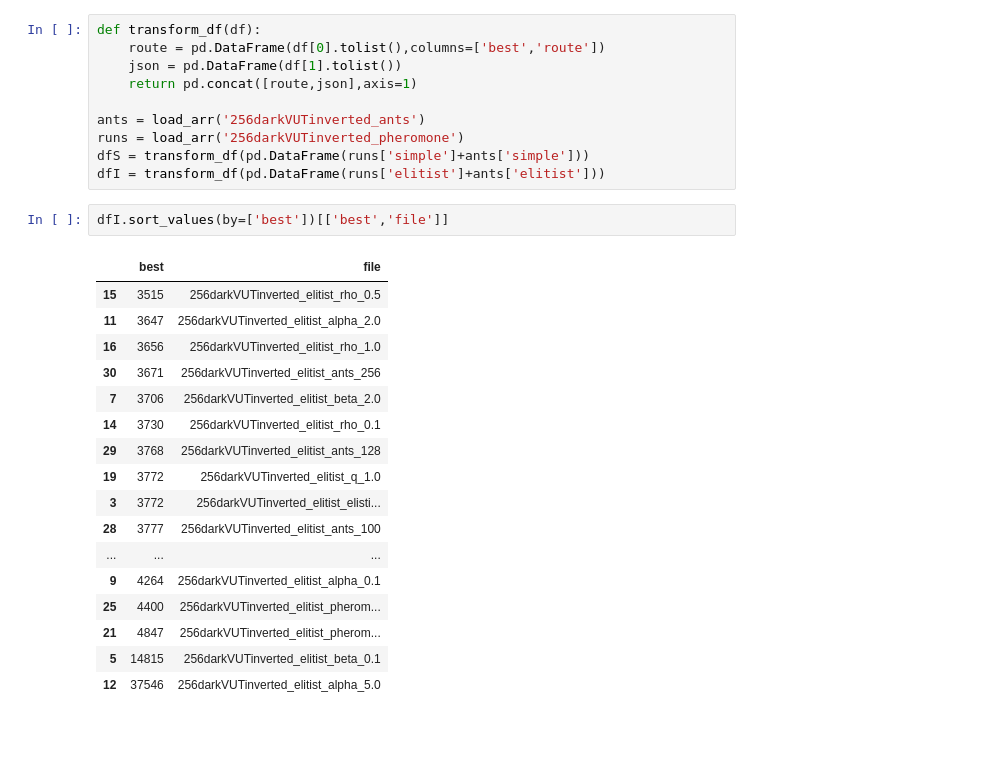
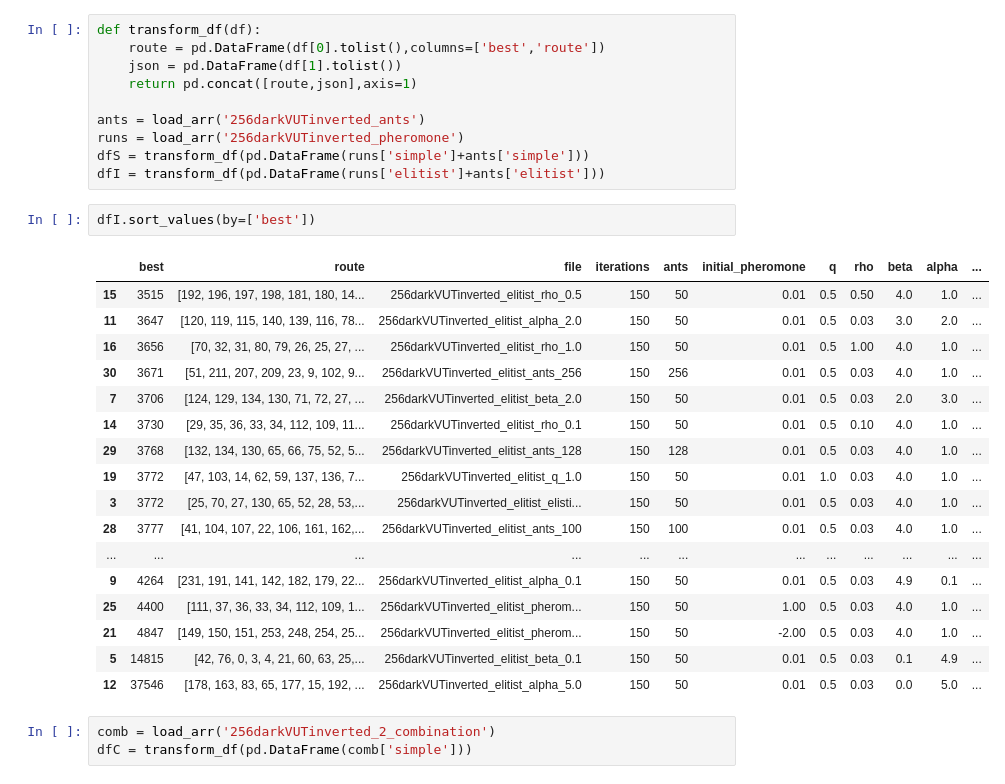
Before and after one commit to xjahod06/EVO-antTSP, a Jupyter notebook: tsp-art-python-master/data_eval.ipynb, the cells around one changed output. Cells and saved outputs as stored; diff of their text form; blank space fills up the shorter version.

```diff
--- a/tsp-art-python-master/data_eval.ipynb
+++ b/tsp-art-python-master/data_eval.ipynb
@@ -21,22 +21,25 @@ runs = load_arr('256darkVUTinverted_pheromone')
 dfS = transform_df(pd.DataFrame(runs['simple']+ants['simple']))
 dfI = transform_df(pd.DataFrame(runs['elitist']+ants['elitist']))
 # %%
-dfI.sort_values(by=['best'])[['best','file']]
+dfI.sort_values(by=['best'])
 # %% [output]
-|  | best | file |
-| 15 | 3515 | 256darkVUTinverted_elitist_rho_0.5 |
-| 11 | 3647 | 256darkVUTinverted_elitist_alpha_2.0 |
-| 16 | 3656 | 256darkVUTinverted_elitist_rho_1.0 |
-| 30 | 3671 | 256darkVUTinverted_elitist_ants_256 |
-| 7 | 3706 | 256darkVUTinverted_elitist_beta_2.0 |
-| 14 | 3730 | 256darkVUTinverted_elitist_rho_0.1 |
-| 29 | 3768 | 256darkVUTinverted_elitist_ants_128 |
-| 19 | 3772 | 256darkVUTinverted_elitist_q_1.0 |
-| 3 | 3772 | 256darkVUTinverted_elitist_elisti... |
-| 28 | 3777 | 256darkVUTinverted_elitist_ants_100 |
-| ... | ... | ... |
-| 9 | 4264 | 256darkVUTinverted_elitist_alpha_0.1 |
-| 25 | 4400 | 256darkVUTinverted_elitist_pherom... |
-| 21 | 4847 | 256darkVUTinverted_elitist_pherom... |
-| 5 | 14815 | 256darkVUTinverted_elitist_beta_0.1 |
-| 12 | 37546 | 256darkVUTinverted_elitist_alpha_5.0 |
+|  | best | route | file | iterations | ants | initial_pheromone | q | rho | beta | alpha | ... |
+| 15 | 3515 | [192, 196, 197, 198, 181, 180, 14... | 256darkVUTinverted_elitist_rho_0.5 | 150 | 50 | 0.01 | 0.5 | 0.50 | 4.0 | 1.0 | ... |
+| 11 | 3647 | [120, 119, 115, 140, 139, 116, 78... | 256darkVUTinverted_elitist_alpha_2.0 | 150 | 50 | 0.01 | 0.5 | 0.03 | 3.0 | 2.0 | ... |
+| 16 | 3656 | [70, 32, 31, 80, 79, 26, 25, 27, ... | 256darkVUTinverted_elitist_rho_1.0 | 150 | 50 | 0.01 | 0.5 | 1.00 | 4.0 | 1.0 | ... |
+| 30 | 3671 | [51, 211, 207, 209, 23, 9, 102, 9... | 256darkVUTinverted_elitist_ants_256 | 150 | 256 | 0.01 | 0.5 | 0.03 | 4.0 | 1.0 | ... |
+| 7 | 3706 | [124, 129, 134, 130, 71, 72, 27, ... | 256darkVUTinverted_elitist_beta_2.0 | 150 | 50 | 0.01 | 0.5 | 0.03 | 2.0 | 3.0 | ... |
+| 14 | 3730 | [29, 35, 36, 33, 34, 112, 109, 11... | 256darkVUTinverted_elitist_rho_0.1 | 150 | 50 | 0.01 | 0.5 | 0.10 | 4.0 | 1.0 | ... |
+| 29 | 3768 | [132, 134, 130, 65, 66, 75, 52, 5... | 256darkVUTinverted_elitist_ants_128 | 150 | 128 | 0.01 | 0.5 | 0.03 | 4.0 | 1.0 | ... |
+| 19 | 3772 | [47, 103, 14, 62, 59, 137, 136, 7... | 256darkVUTinverted_elitist_q_1.0 | 150 | 50 | 0.01 | 1.0 | 0.03 | 4.0 | 1.0 | ... |
+| 3 | 3772 | [25, 70, 27, 130, 65, 52, 28, 53,... | 256darkVUTinverted_elitist_elisti... | 150 | 50 | 0.01 | 0.5 | 0.03 | 4.0 | 1.0 | ... |
+| 28 | 3777 | [41, 104, 107, 22, 106, 161, 162,... | 256darkVUTinverted_elitist_ants_100 | 150 | 100 | 0.01 | 0.5 | 0.03 | 4.0 | 1.0 | ... |
+| ... | ... | ... | ... | ... | ... | ... | ... | ... | ... | ... | ... |
+| 9 | 4264 | [231, 191, 141, 142, 182, 179, 22... | 256darkVUTinverted_elitist_alpha_0.1 | 150 | 50 | 0.01 | 0.5 | 0.03 | 4.9 | 0.1 | ... |
+| 25 | 4400 | [111, 37, 36, 33, 34, 112, 109, 1... | 256darkVUTinverted_elitist_pherom... | 150 | 50 | 1.00 | 0.5 | 0.03 | 4.0 | 1.0 | ... |
+| 21 | 4847 | [149, 150, 151, 253, 248, 254, 25... | 256darkVUTinverted_elitist_pherom... | 150 | 50 | -2.00 | 0.5 | 0.03 | 4.0 | 1.0 | ... |
+| 5 | 14815 | [42, 76, 0, 3, 4, 21, 60, 63, 25,... | 256darkVUTinverted_elitist_beta_0.1 | 150 | 50 | 0.01 | 0.5 | 0.03 | 0.1 | 4.9 | ... |
+| 12 | 37546 | [178, 163, 83, 65, 177, 15, 192, ... | 256darkVUTinverted_elitist_alpha_5.0 | 150 | 50 | 0.01 | 0.5 | 0.03 | 0.0 | 5.0 | ... |
+# %%
+comb = load_arr('256darkVUTinverted_2_combination')
+dfC = transform_df(pd.DataFrame(comb['simple']))
```
Also changed, not shown: parts of 1 cell of this notebook, 10 other files.
